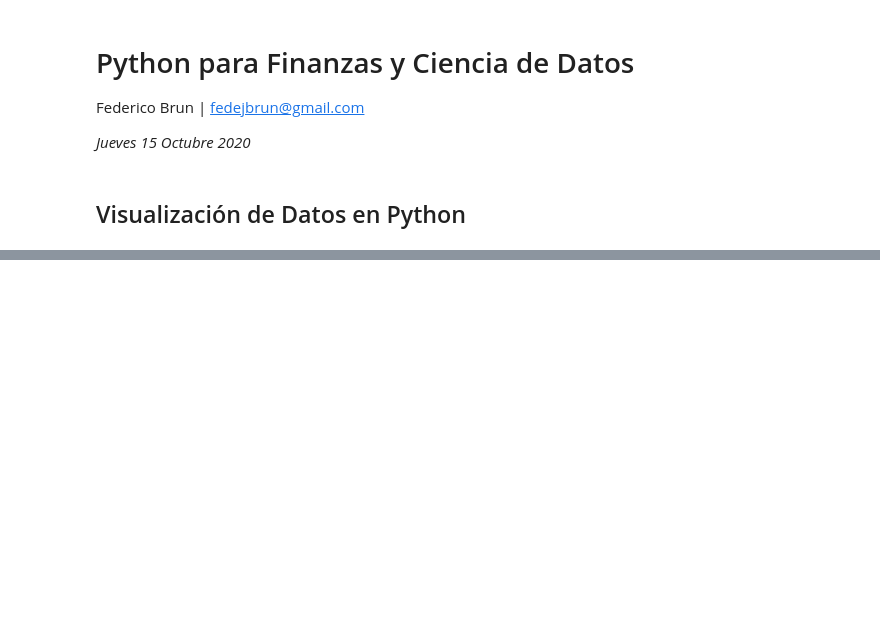
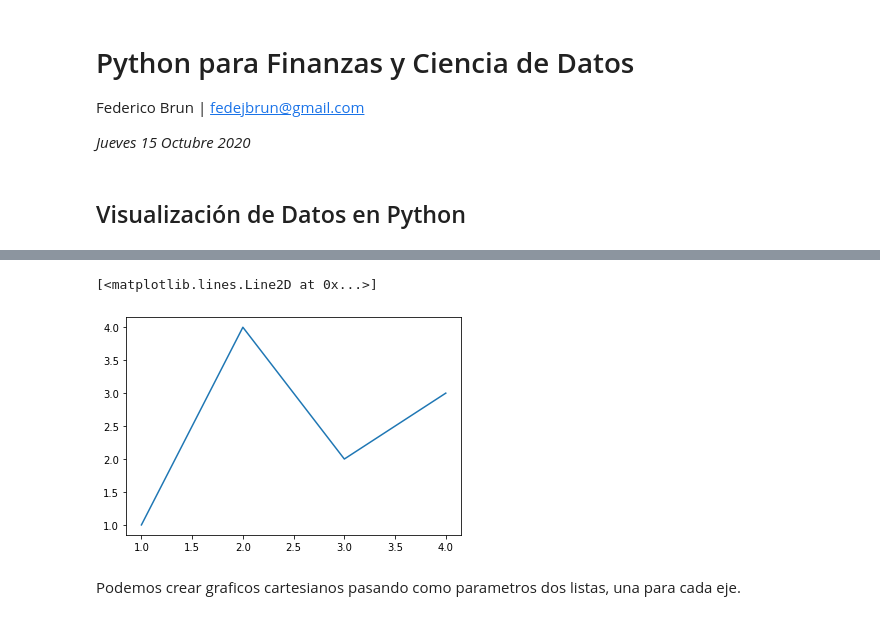
Before and after one commit to fedeturi/icda-python-para-finanzas, a Jupyter notebook: ICDA-Python_Clase7.ipynb, the cells around one changed output, grey strips where cells are left out. Saved outputs shown, nothing was run; the diff lists cells and outputs as text; code cells hidden in the pictures; blank space fills up the shorter version.

```diff
--- a/ICDA-Python_Clase7.ipynb
+++ b/ICDA-Python_Clase7.ipynb
@@ -25,0 +29,7 @@ con especial enfasis en Plotly dado que es la que mas popularidad esta ganando e
+# %%
+plt.plot([1, 2, 3, 4], [1, 4, 2, 3])  # Plot some data on the axes.
+# %% [output]
+[<matplotlib.lines.Line2D at 0x...>]
+[figure, added]
+# %% [markdown]
+Podemos crear graficos cartesianos pasando como parametros dos listas, una para cada eje.
```
Also changed, not shown: parts of 40 cells of this notebook.
